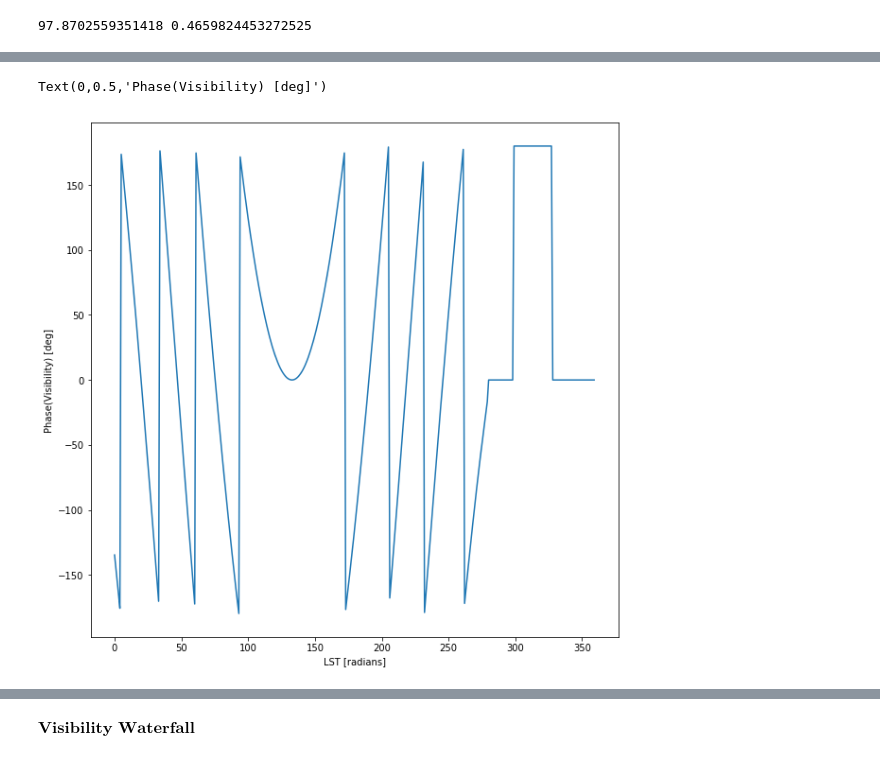
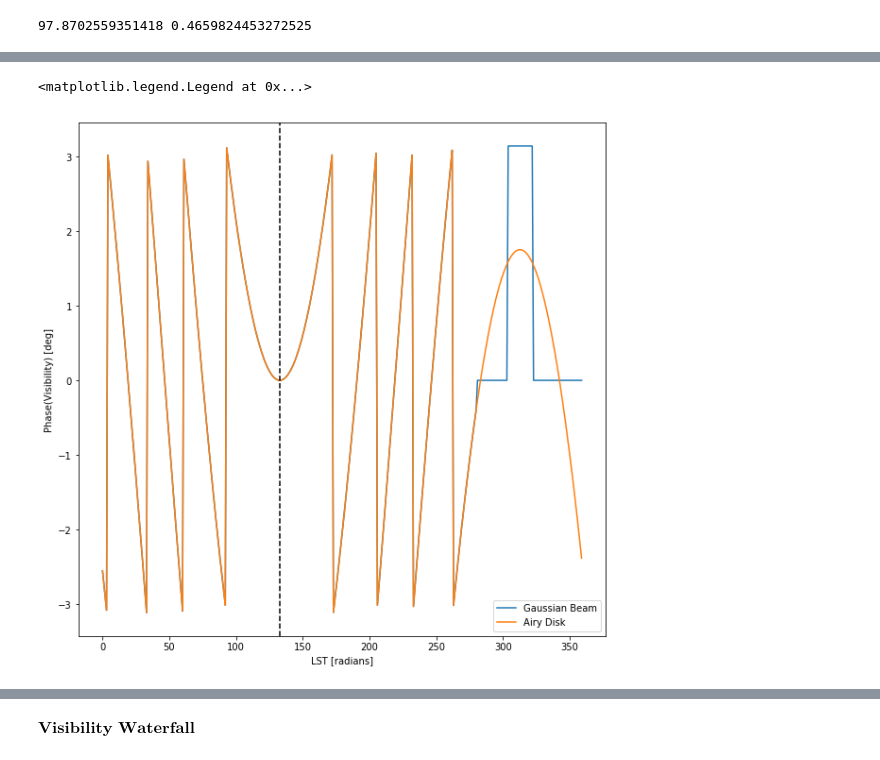
Before and after one commit to UKZN-Astronomy/hera_corrcal, a Jupyter notebook: Simulations/Visibility Simulation GLEAM Catalogue.ipynb, the cells around one changed output, grey strips where cells are left out. Cells and saved outputs as stored; diff of their text form; code cells hidden in the pictures.

Commit message:
Update visibility simulator

```diff
--- a/Simulations/Visibility Simulation GLEAM Catalogue.ipynb
+++ b/Simulations/Visibility Simulation GLEAM Catalogue.ipynb
@@ -55,13 +55,13 @@ Detail of how/where to download GLEAM Catalogue and data manipulation are discus
 https://github.com/UKZN-Astronomy/hera_corrcal/blob/master/Simulations/Preparing%20GLEAM%20Source%20Catague.ipynb
 # %%
 #loadinng GLEAM Calague 70-200 MHz
-datafile = pd.read_csv('GLEAM_Catalogue_flux_above_15Jy_70_237MHz.csv')
+datafile = pd.read_csv('GLEAM_Catalogue_above_1Jy_70_237MHz.csv')
 
 df = pd.DataFrame(data=datafile)
 
 #Flux and spectral indeces best fit
 
-data_bestfit = np.load('GLEAM_Catalogue_flux_above_15Jy_100_200MHz_best_fit_S_0_alpha.npy')
+data_bestfit = np.load('GLEAM_Catalogue_flux_above_1Jy_100_200MHz_best_fit_S_0_alpha.npy')
 
 RA = np.deg2rad(df['RAJ2000'])
 DEC =np.deg2rad(df['DEJ2000'])
@@ -379,15 +399,20 @@ freqs = np.arange(100.0,200.0,0.1)
 
 ant1_pos = np.array([0.0,0.0,0.0]) # reference antenna position in ENU coordinate system
 ant2_pos = np.array([14.6,0.0,0.0])
+d_block =0.0
+#parametized airydisk
 
-dish_diam = 14.0
+a_x = 7.0 #np.random.normal(6.0,0.01)
+a_y = 7.0 #np.random.normal(6.0,0.01)
+
+
+
+d_diam = 14.0
 ant1_theta_error,ant1_phi_error, ant2_theta_error,ant2_phi_error,Ant1_beam_size_error,Ant2_beam_size_error = 0.0,0.0,0.0,0.0,0.0,0.0
 # %%
 
-vis =np.zeros((lsts.size,freqs.size),dtype='complex')
-
-phase = np.zeros(lsts.size,dtype='complex')
-ra_src=np.zeros(lsts.size)
+vis_gp =np.zeros((lsts.size,freqs.size),dtype='complex')
+vis_ad =np.zeros((lsts.size,freqs.size),dtype='complex')
 
 for lst_i in range(lsts.size):
             #star hour angle
@@ -404,14 +429,16 @@ for lst_i in range(lsts.size):
             bl_xyz = xyz_2 - xyz_1
 
             #compute the visibility for all frequency
-            vis_freq = np.zeros(freqs.size,dtype ='complex')
+            vis_freq_gp = np.zeros(freqs.size,dtype ='complex')
+            vis_freq_ad = np.zeros(freqs.size,dtype ='complex')
 
             for freq_i in range(freqs.size):
                 lambda_ = (3e8)/(freqs[freq_i]*10**6)
-                sigma_fwhm = sigma_func(dish_diam,freqs[freq_i]*10**6)
-                vis_freq[freq_i]= flux_func(freqs[freq_i],flux_central,spectral_ind)*gaussian_beam(np.deg2rad(DEC_0),np.deg2rad(RA_0),np.deg2rad(DEC_0),ra,sigma_fwhm,0.0,0.0,0.0)*gaussian_beam(np.deg2rad(DEC_0),np.deg2rad(RA_0),np.deg2rad(DEC_0),ra,sigma_fwhm,0.0,0.0,0.0)*np.exp(-1j*2.0*np.pi*np.dot(bl_xyz/lambda_,src_pos_lmn))
-
-            vis[lst_i,:] = vis_freq
+                sigma_fwhm = sigma_func(d_diam,freqs[freq_i]*10**6)
+                vis_freq_gp[freq_i]= flux_func(freqs[freq_i],flux_central,spectral_ind)*gaussian_beam(np.deg2rad(DEC_0),np.deg2rad(RA_0),np.deg2rad(DEC_0),ra,sigma_fwhm,0.0,0.0,0.0)*gaussian_beam(np.deg2rad(DEC_0),np.deg2rad(RA_0),np.deg2rad(DEC_0),ra,sigma_fwhm,0.0,0.0,0.0)*np.exp(-1j*2.0*np.pi*np.dot(bl_xyz/lambda_,src_pos_lmn))
+                vis_freq_ad[freq_i]= flux_func(freqs[freq_i],flux_central,spectral_ind)*param_airydisk(np.deg2rad(DEC_0),np.deg2rad(RA_0),np.deg2rad(DEC_0),ra,a_x,a_y,d_diam,d_block,freqs[freq_i]*10**6)*param_airydisk(np.deg2rad(DEC_0),np.deg2rad(RA_0),np.deg2rad(DEC_0),ra,a_x,a_y,d_diam,d_block,freqs[freq_i]*10**6)*np.exp(-1j*2.0*np.pi*np.dot(bl_xyz/lambda_,src_pos_lmn))
+            vis_gp[lst_i,:] = vis_freq_gp
+            vis_ad[lst_i,:] = vis_freq_ad
 # %%
 
 plt.figure(figsize =(10,10))
@@ -428,10 +457,13 @@ Text(0,0.5,'Amp(Visibility) [Jy]')
 # %%
 plt.figure(figsize =(10,10))
-plt.plot(np.rad2deg(lsts),np.angle(vis[:,10],deg='deg'))
+plt.plot(np.rad2deg(lsts),np.angle(vis_gp[:,1]),label='Gaussian Beam')
+plt.plot(np.rad2deg(lsts),np.angle(vis_ad[:,1]),label='Airy Disk')
+plt.axvline(np.rad2deg(lsts[133]),ls='dashed',color='black')
 plt.xlabel('LST [radians]')
 plt.ylabel('Phase(Visibility) [deg]')
+plt.legend(loc='best')
 # %% [output]
-Text(0,0.5,'Phase(Visibility) [deg]')
+<matplotlib.legend.Legend at 0x...>
-[figure, old version]
+[figure, new version]
 # %%
 plt.figure(figsize =(10,10))
```
Also changed, not shown: parts of 27 cells of this notebook.
